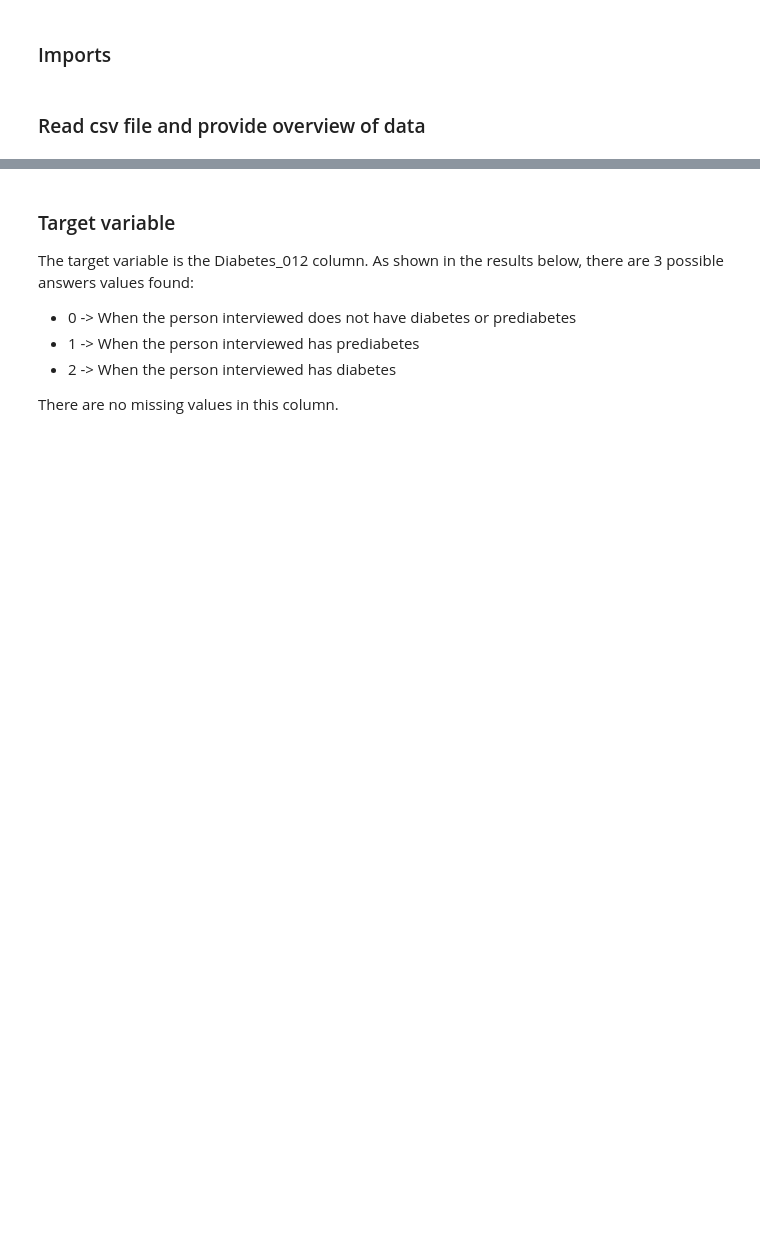
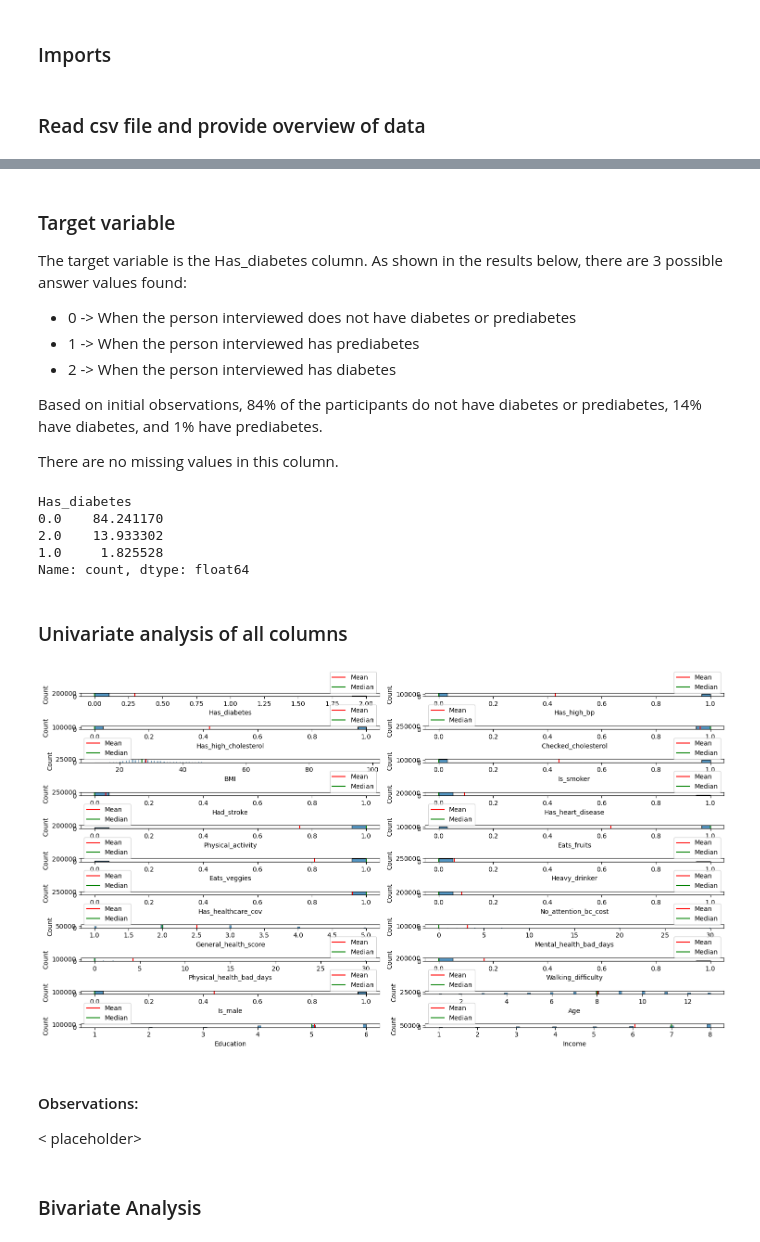
Before and after one commit to diego2017/capstone_disease_predictor, a Jupyter notebook: notebooks/02-eda.ipynb, the cells around one changed output, grey strips where cells are left out. Drawn from its saved outputs; the diff is of its cells as text; code cells hidden in the pictures; blank space fills up the shorter version.

```diff
--- a/notebooks/02-eda.ipynb
+++ b/notebooks/02-eda.ipynb
@@ -46,8 +209,60 @@ df_cleaned
 # %% [markdown]
 ### Target variable
-The target variable is the Diabetes_012 column. As shown in the results below, there are 3 possible answers values found:
+The target variable is the Has_diabetes column. As shown in the results below, there are 3 possible answer values found:
 * 0 -> When the person interviewed does not have diabetes or prediabetes
 * 1 -> When the person interviewed has prediabetes
 * 2 -> When the person interviewed has diabetes
 
+Based on initial observations, 84% of the participants do not have diabetes or prediabetes, 14% have diabetes, and 1% have prediabetes.
+
 There are no missing values in this column.
+# %%
+Has_diabetes_counts = df_cleaned['Has_diabetes'].value_counts()
+percentages = (Has_diabetes_counts / len(df_cleaned['Has_diabetes'])) * 100
+print(percentages)
+# %% [output]
+Has_diabetes
+0.0    84.241170
+2.0    13.933302
+1.0     1.825528
+Name: count, dtype: float64
+# %% [markdown]
+### Univariate analysis of all columns
+# %%
+#count continous variables
+cont_var=list(df_cleaned.select_dtypes(exclude='object'))
+
+# Set up grid of subplots
+###
+plt.subplots(11,2,figsize=(15,8))
+
+#Initialize count
+plot_num=1
+
+#Loop through column names in the list
+for col in cont_var:
+    # Save column values, mean, and median to variables
+    values_temp=df_cleaned[col]
+    mean_temp=values_temp.mean()
+    median_temp=values_temp.median()
+
+    # Plot a histogram of song tempo, with lines marking mean and median
+    plt.subplot(11,2,plot_num)
+    sns.histplot(values_temp)
+    plt.axvline(mean_temp, color='r', label='Mean')
+    plt.axvline(median_temp, color='g',label='Median')
+    plt.legend()
+
+    plot_num+=1
+
+plt.tight_layout()
+
+plt.show()
+# %% [output]
+[figure, added]
+# %% [markdown]
+#### Observations:
+
+< placeholder>
+# %% [markdown]
+### Bivariate Analysis
```
Also changed, not shown: parts of 14 cells of this notebook.
